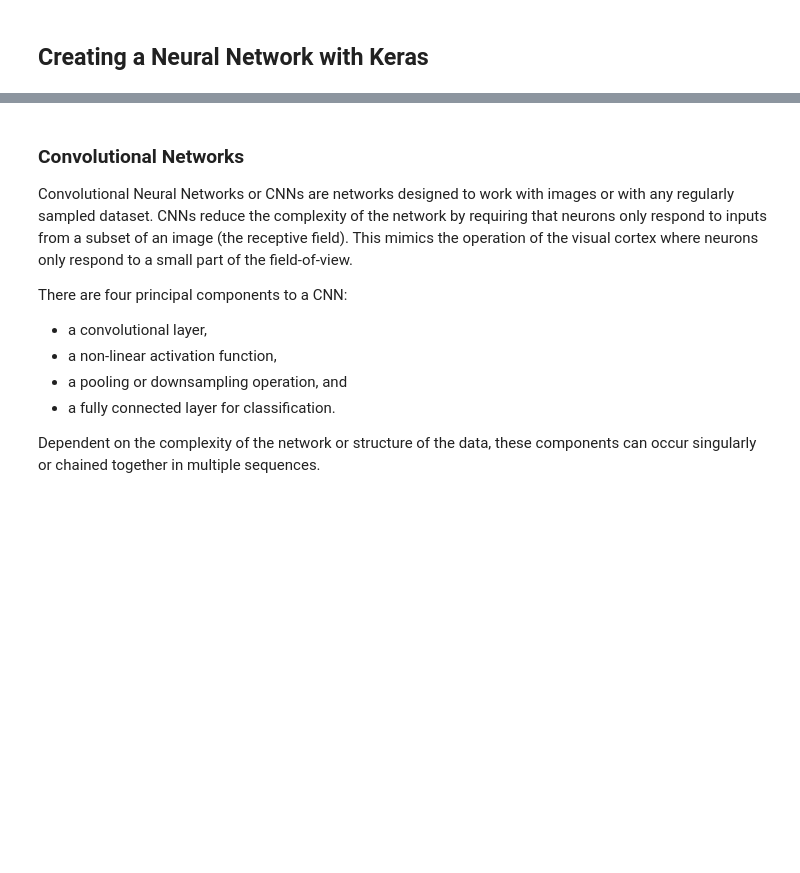
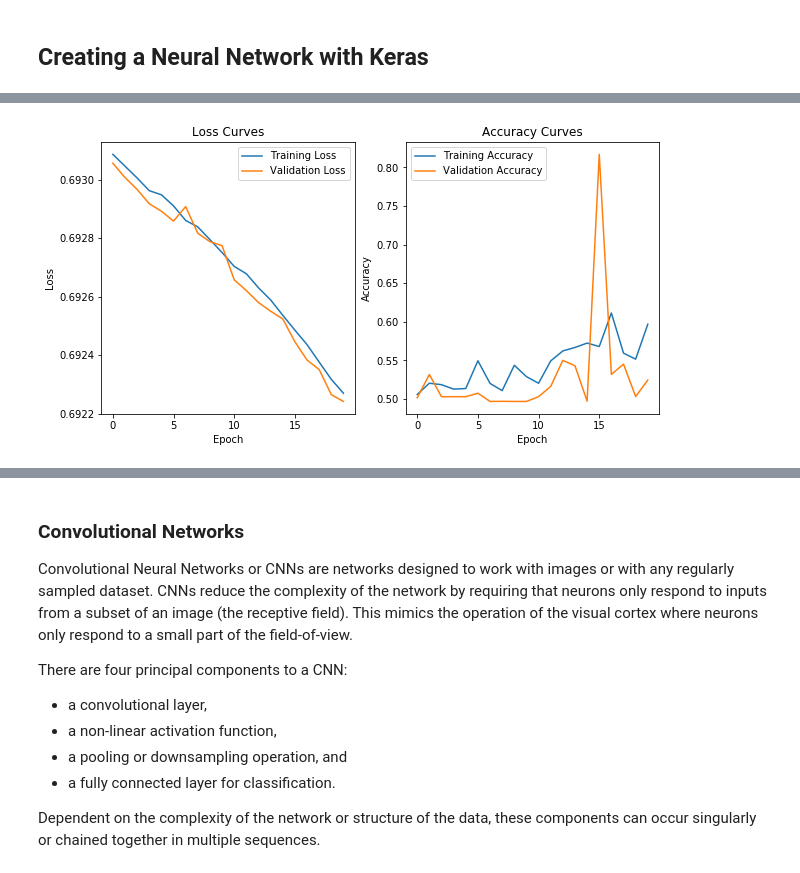
Before and after one commit to astroML/astroML-workshop_AAS235, a Jupyter notebook: deep_learning/neural_network.ipynb, the cells around one changed output, grey strips where cells are left out. Saved outputs shown, nothing was run; the diff lists cells and outputs as text; code cells hidden in the pictures; blank space fills up the shorter version.

```diff
--- a/deep_learning/neural_network.ipynb
+++ b/deep_learning/neural_network.ipynb
@@ -348,8 +334,7 @@ Non-trainable params: 60
 _________________________________________________________________
 # %%
-simple_model = simple()
-n_epochs=5
+n_epochs=20
 simple_model.compile(loss='categorical_crossentropy', optimizer='sgd', metrics=['accuracy'])
-simple_model_history = simple_model.fit(data_train, class_train, epochs=n_epochs, batch_size=1, verbose=1,
+simple_model_history = simple_model.fit(data_train, class_train, epochs=n_epochs, batch_size=128, verbose=1,
                                         validation_data=(data_val, class_val), shuffle=True)
 # %% [output]
@@ -372,0 +366,4 @@ plot_confusion_matrix(np.argmax(class_test,axis=1), np.argmax(classes,axis=1), n
+# %%
+plot_model_history(simple_model_history)
+# %% [output]
+[figure, added]
```
Also changed, not shown: parts of 26 cells of this notebook.
